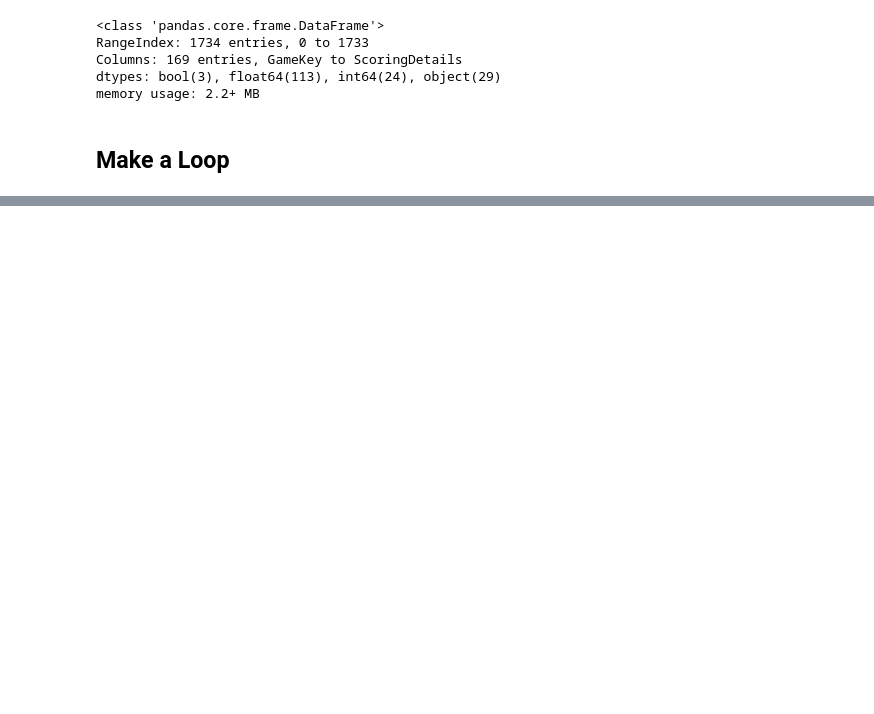
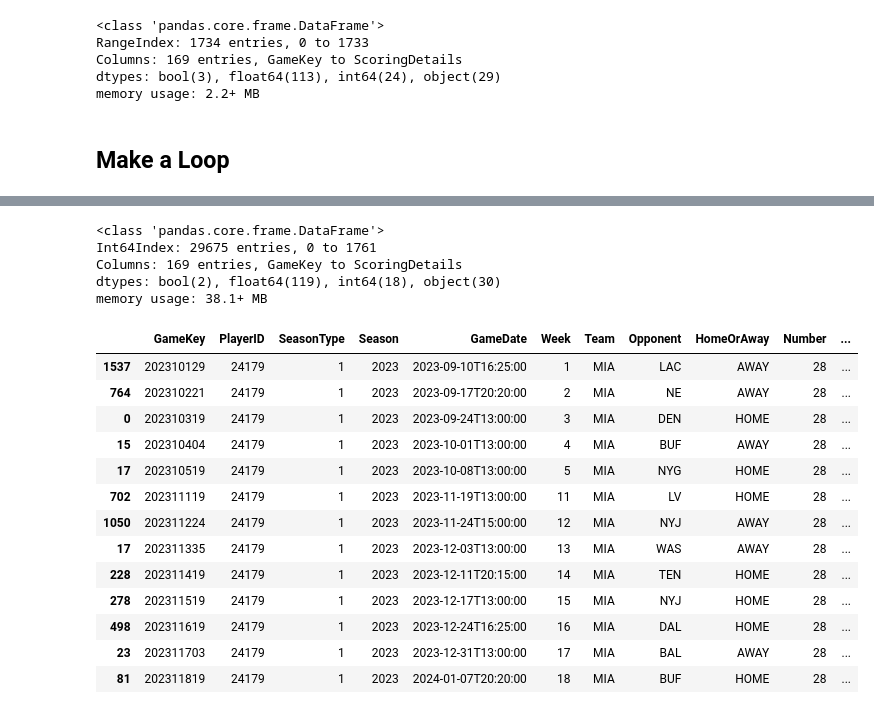
Before and after one commit to aleclhartman/data-science, a Jupyter notebook: wrangle_sports_data_io_2024-02-01.ipynb, the cells around one changed output, grey strips where cells are left out. Cells and saved outputs as stored; diff of their text form; code cells hidden in the pictures; blank space fills up the shorter version.

```diff
--- a/wrangle_sports_data_io_2024-02-01.ipynb
+++ b/wrangle_sports_data_io_2024-02-01.ipynb
@@ -104,0 +101,25 @@ df
+# %%
+df.info()
+# %% [output]
+<class 'pandas.core.frame.DataFrame'>
+Int64Index: 29675 entries, 0 to 1761
+Columns: 169 entries, GameKey to ScoringDetails
+dtypes: bool(2), float64(119), int64(18), object(30)
+memory usage: 38.1+ MB
+# %%
+df[df.Name == "De'Von Achane"]
+# %% [output]
+|  | GameKey | PlayerID | SeasonType | Season | GameDate | Week | Team | Opponent | HomeOrAway | Number | ... |
+| 1537 | 202310129 | 24179 | 1 | 2023 | 2023-09-10T16:25:00 | 1 | MIA | LAC | AWAY | 28 | ... |
+| 764 | 202310221 | 24179 | 1 | 2023 | 2023-09-17T20:20:00 | 2 | MIA | NE | AWAY | 28 | ... |
+| 0 | 202310319 | 24179 | 1 | 2023 | 2023-09-24T13:00:00 | 3 | MIA | DEN | HOME | 28 | ... |
+| 15 | 202310404 | 24179 | 1 | 2023 | 2023-10-01T13:00:00 | 4 | MIA | BUF | AWAY | 28 | ... |
+| 17 | 202310519 | 24179 | 1 | 2023 | 2023-10-08T13:00:00 | 5 | MIA | NYG | HOME | 28 | ... |
+| 702 | 202311119 | 24179 | 1 | 2023 | 2023-11-19T13:00:00 | 11 | MIA | LV | HOME | 28 | ... |
+| 1050 | 202311224 | 24179 | 1 | 2023 | 2023-11-24T15:00:00 | 12 | MIA | NYJ | AWAY | 28 | ... |
+| 17 | 202311335 | 24179 | 1 | 2023 | 2023-12-03T13:00:00 | 13 | MIA | WAS | AWAY | 28 | ... |
+| 228 | 202311419 | 24179 | 1 | 2023 | 2023-12-11T20:15:00 | 14 | MIA | TEN | HOME | 28 | ... |
+| 278 | 202311519 | 24179 | 1 | 2023 | 2023-12-17T13:00:00 | 15 | MIA | NYJ | HOME | 28 | ... |
+| 498 | 202311619 | 24179 | 1 | 2023 | 2023-12-24T16:25:00 | 16 | MIA | DAL | HOME | 28 | ... |
+| 23 | 202311703 | 24179 | 1 | 2023 | 2023-12-31T13:00:00 | 17 | MIA | BAL | AWAY | 28 | ... |
+| 81 | 202311819 | 24179 | 1 | 2023 | 2024-01-07T20:20:00 | 18 | MIA | BUF | HOME | 28 | ... |
```
Also changed, not shown: parts of 8 cells of this notebook.
